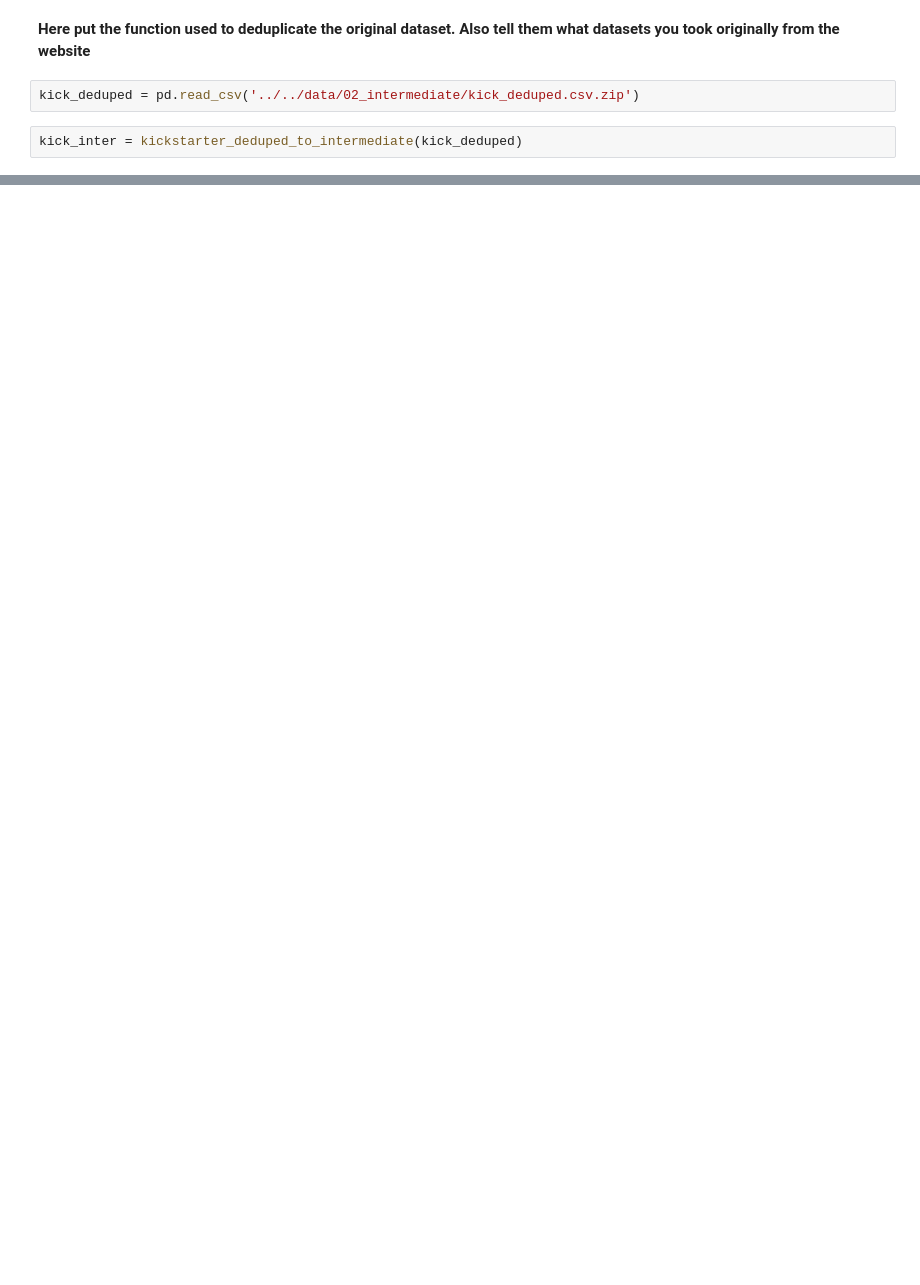
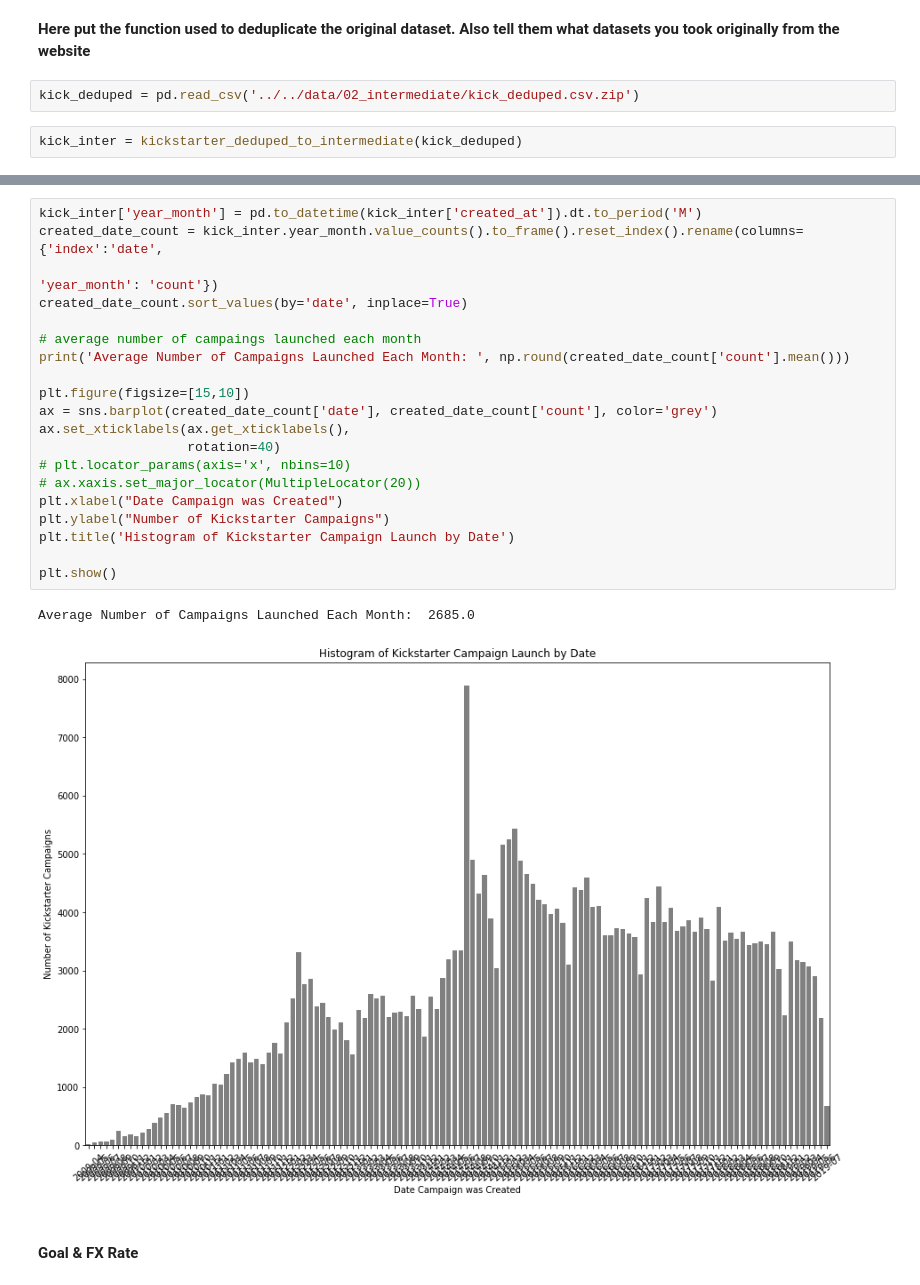
Before and after one commit to Abdul24/crowdfunding_campaign_selection, a Jupyter notebook: notebooks/04_reports/20191017-final-report.ipynb, the cells around one changed output, grey strips where cells are left out. Saved outputs shown, nothing was run; the diff lists cells and outputs as text; blank space fills up the shorter version.

```diff
--- a/notebooks/04_reports/20191017-final-report.ipynb
+++ b/notebooks/04_reports/20191017-final-report.ipynb
@@ -106,0 +145,25 @@ Let's take a closer look at our remaining 12 columns:
+# %%
+kick_inter['year_month'] = pd.to_datetime(kick_inter['created_at']).dt.to_period('M')
+created_date_count = kick_inter.year_month.value_counts().to_frame().reset_index().rename(columns={'index':'date',
+                                                                                                   'year_month': 'count'})
+created_date_count.sort_values(by='date', inplace=True)
+
+# average number of campaings launched each month
+print('Average Number of Campaigns Launched Each Month: ', np.round(created_date_count['count'].mean()))
+
+plt.figure(figsize=[15,10])
+ax = sns.barplot(created_date_count['date'], created_date_count['count'], color='grey')
+ax.set_xticklabels(ax.get_xticklabels(),
+                   rotation=40)
+# plt.locator_params(axis='x', nbins=10)
+# ax.xaxis.set_major_locator(MultipleLocator(20))
+plt.xlabel("Date Campaign was Created")
+plt.ylabel("Number of Kickstarter Campaigns")
+plt.title('Histogram of Kickstarter Campaign Launch by Date')
+
+plt.show()
+# %% [output]
+Average Number of Campaigns Launched Each Month:  2685.0
+[figure, added]
+# %% [markdown]
+#### Goal & FX Rate
```
Also changed, not shown: parts of 19 cells of this notebook.
